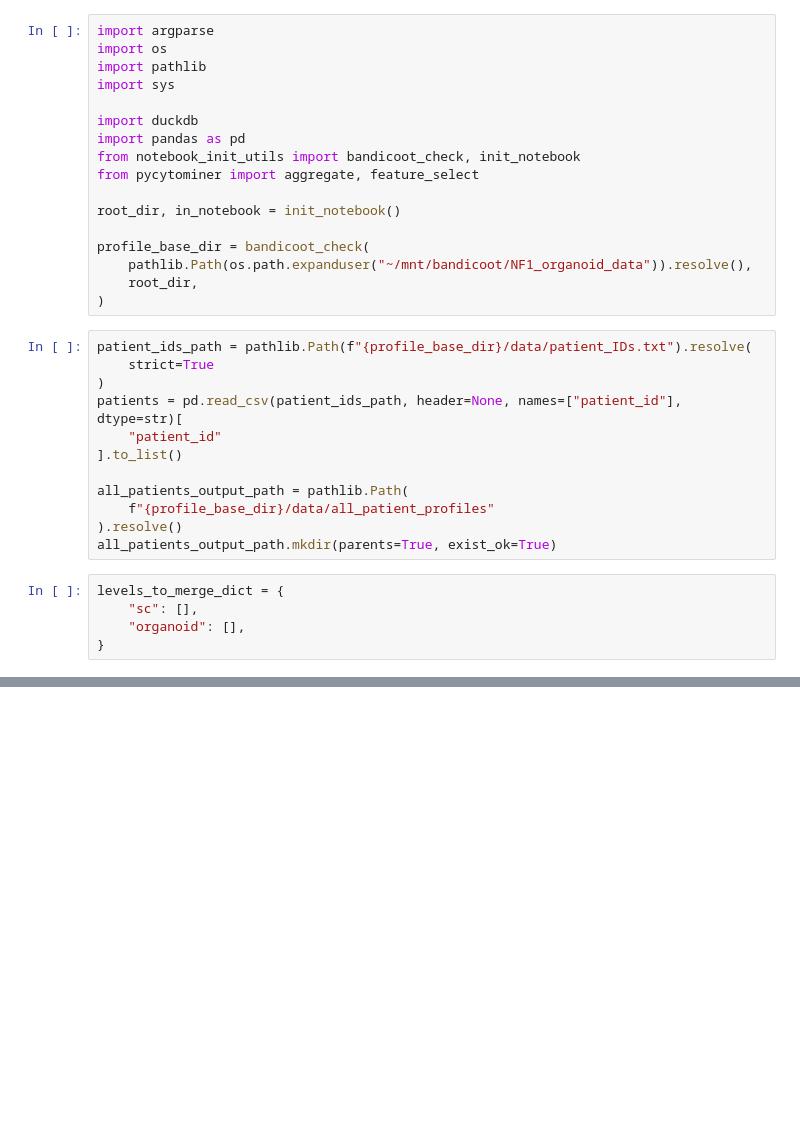
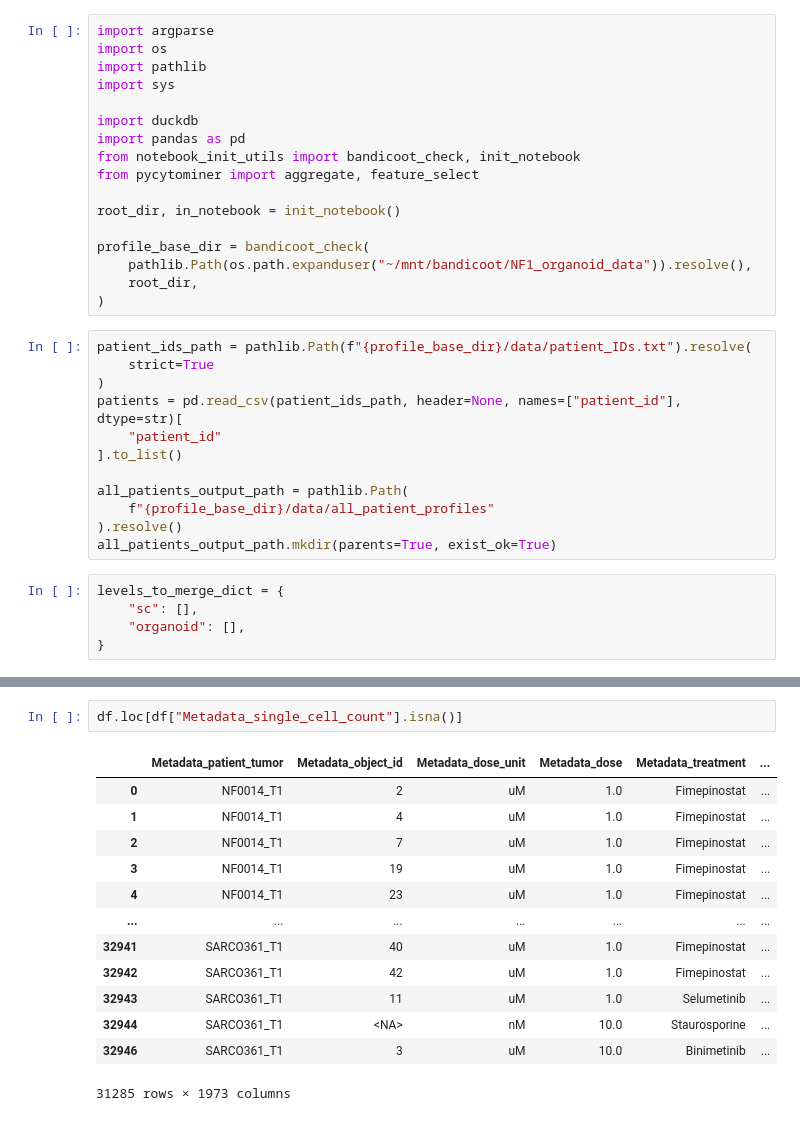
Before and after one commit to MikeLippincott/NF1_3D_organoid_profiling_pipeline, a Jupyter notebook: 4.processing_image_based_profiles/notebooks/12.combine_patients.ipynb, the cells around one changed output, grey strips where cells are left out. Drawn from its saved outputs; the diff is of its cells as text; blank space fills up the shorter version.

```diff
--- a/4.processing_image_based_profiles/notebooks/12.combine_patients.ipynb
+++ b/4.processing_image_based_profiles/notebooks/12.combine_patients.ipynb
@@ -301,0 +316,16 @@ The number features after feature selection: 1980
+# %%
+df.loc[df["Metadata_single_cell_count"].isna()]
+# %% [output]
+|  | Metadata_patient_tumor | Metadata_object_id | Metadata_dose_unit | Metadata_dose | Metadata_treatment | ... |
+| 0 | NF0014_T1 | 2 | uM | 1.0 | Fimepinostat | ... |
+| 1 | NF0014_T1 | 4 | uM | 1.0 | Fimepinostat | ... |
+| 2 | NF0014_T1 | 7 | uM | 1.0 | Fimepinostat | ... |
+| 3 | NF0014_T1 | 19 | uM | 1.0 | Fimepinostat | ... |
+| 4 | NF0014_T1 | 23 | uM | 1.0 | Fimepinostat | ... |
+| ... | ... | ... | ... | ... | ... | ... |
+| 32941 | SARCO361_T1 | 40 | uM | 1.0 | Fimepinostat | ... |
+| 32942 | SARCO361_T1 | 42 | uM | 1.0 | Fimepinostat | ... |
+| 32943 | SARCO361_T1 | 11 | uM | 1.0 | Selumetinib | ... |
+| 32944 | SARCO361_T1 | <NA> | nM | 10.0 | Staurosporine | ... |
+| 32946 | SARCO361_T1 | 3 | uM | 10.0 | Binimetinib | ... |
+31285 rows × 1973 columns
```
Also changed, not shown: parts of 7 cells of this notebook, 23 other files.
